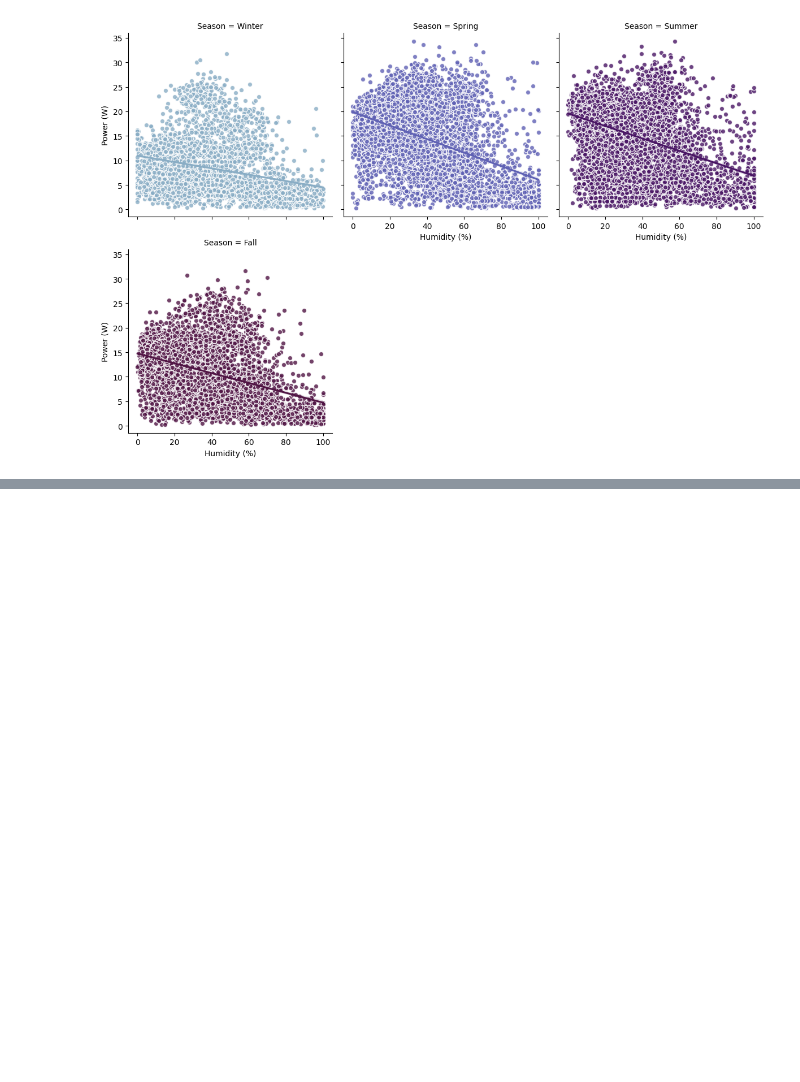
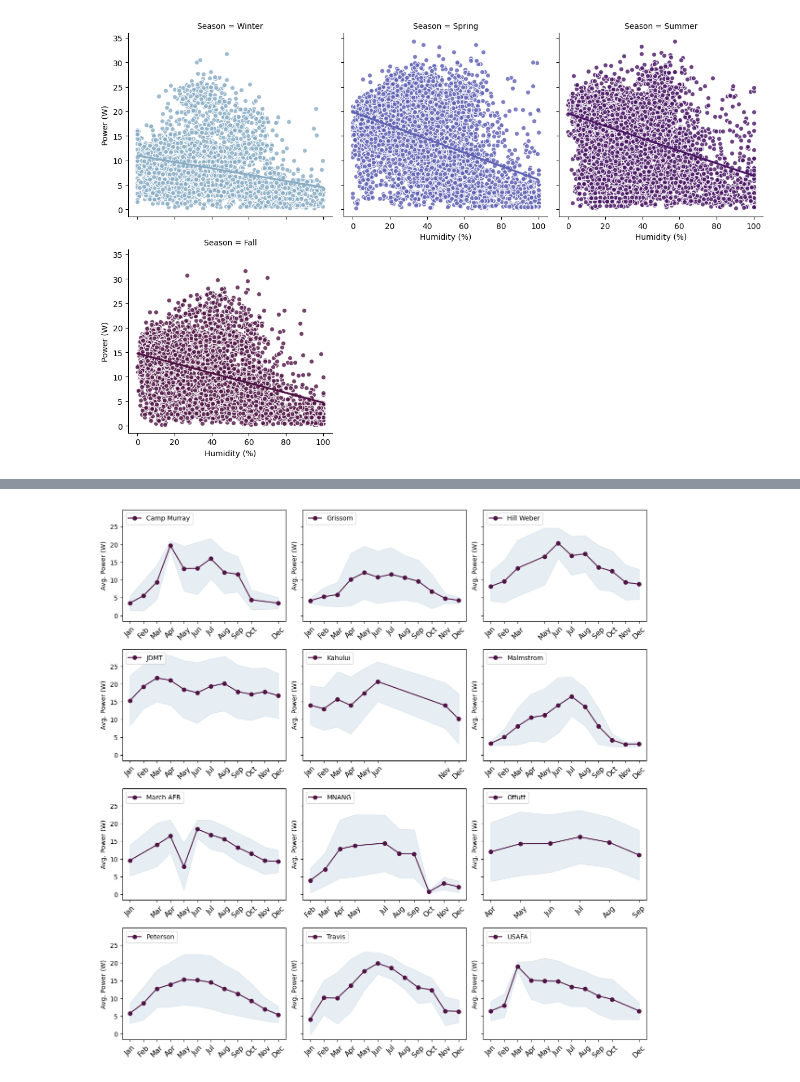
Before and after one commit to d-lazenby/solar-forecasting, a Jupyter notebook: eda_full.ipynb, the cells around one changed output, grey strips where cells are left out. Drawn from its saved outputs; the diff is of its cells as text; code cells hidden in the pictures; blank space fills up the shorter version.

```diff
--- a/eda_full.ipynb
+++ b/eda_full.ipynb
@@ -145,0 +152,4 @@ utils.group_plots(raw_clean, 'Season', feature)
+# %%
+utils.plot_grouped_power_against_time(raw_clean, cat_col='Location', time_increment='month_of_year')
+# %% [output]
+[figure, added]
```
Also changed, not shown: parts of 8 cells of this notebook, 2 other files.
